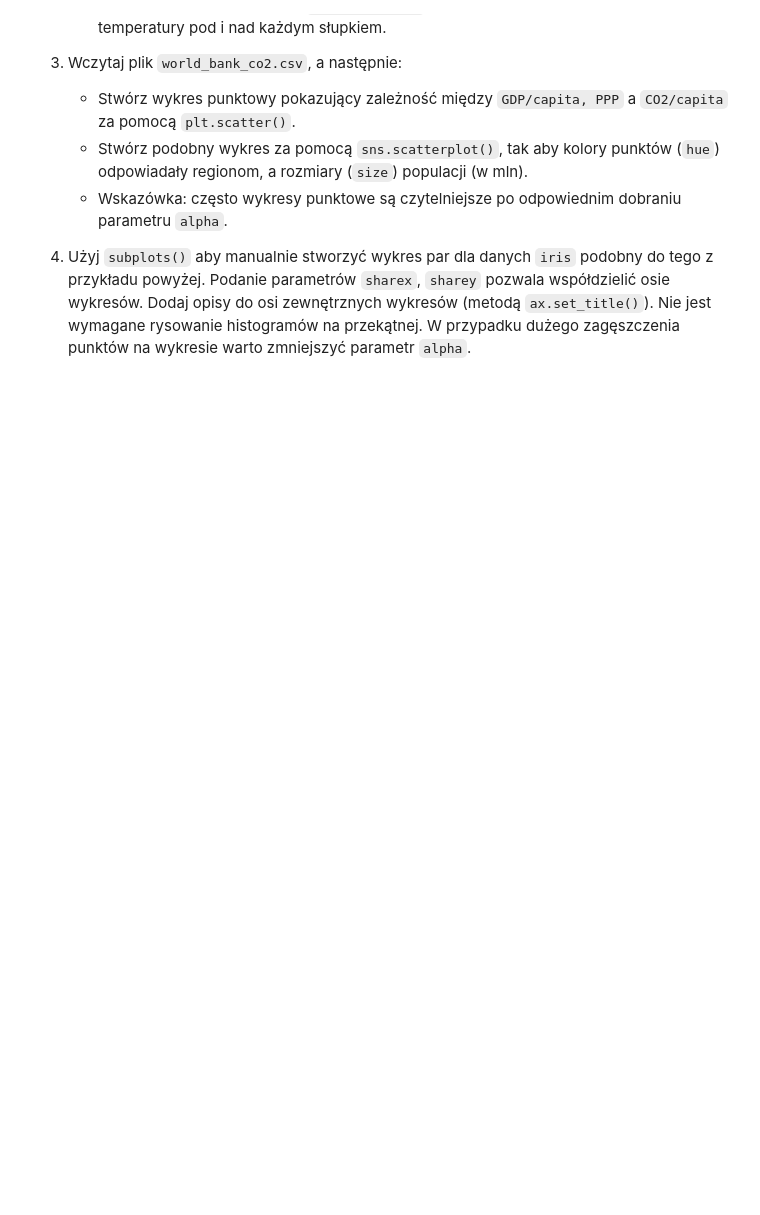
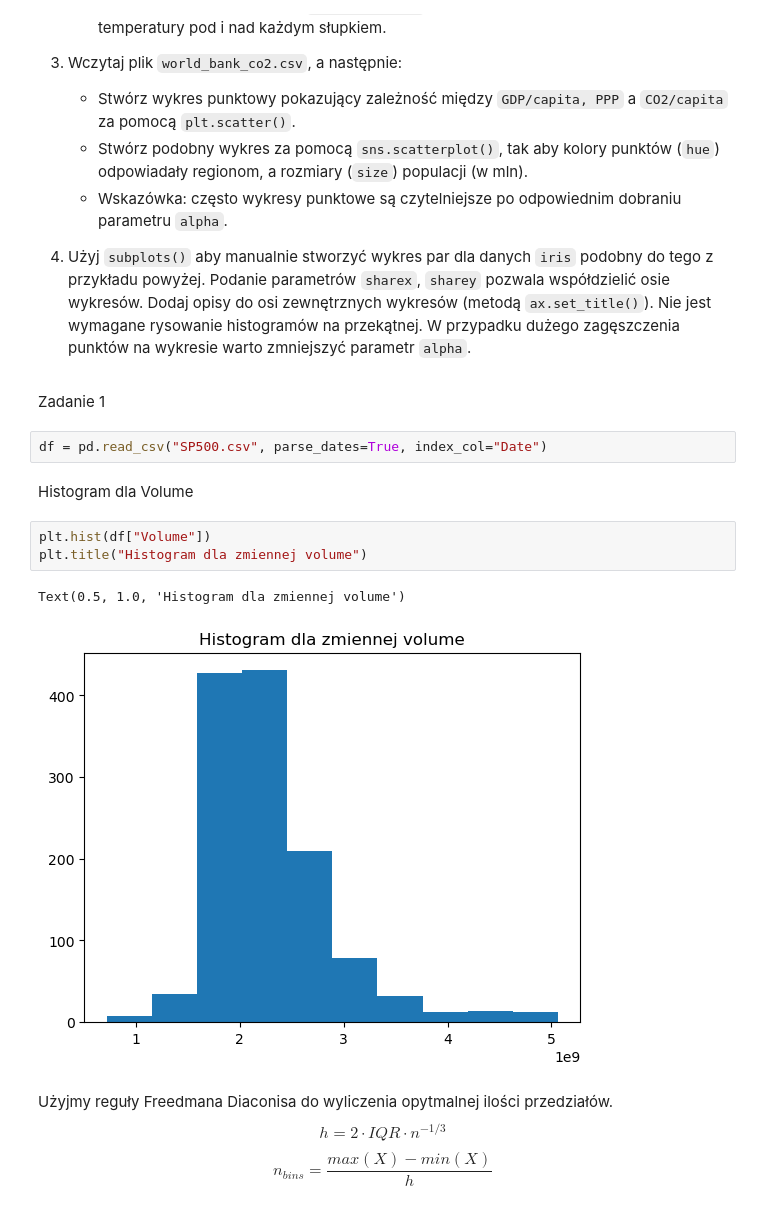
Before and after one commit to MichalBrodackiPJA/Eksploracja-i-Wizualizacja-Danych, a Jupyter notebook: Ćwiczenia 3/Lab - Wizualizacja.ipynb, the cells around one changed output. Saved outputs shown, nothing was run; the diff lists cells and outputs as text; blank space fills up the shorter version.

```diff
--- a/Ćwiczenia 3/Lab - Wizualizacja.ipynb
+++ b/Ćwiczenia 3/Lab - Wizualizacja.ipynb
@@ -182,3 +182,19 @@ Text(0.5, 1.0, 'Correlation Matrix')
     - Wskazówka: często wykresy punktowe są czytelniejsze po odpowiednim dobraniu parametru `alpha`.
 
 4. Użyj `subplots()` aby manualnie stworzyć wykres par dla danych `iris` podobny do tego z przykładu powyżej. Podanie parametrów `sharex`, `sharey` pozwala współdzielić osie wykresów. Dodaj opisy do osi zewnętrznych wykresów (metodą `ax.set_title()`). Nie jest wymagane rysowanie histogramów na przekątnej. W przypadku dużego zagęszczenia punktów na wykresie warto zmniejszyć parametr `alpha`.
+# %% [markdown]
+Zadanie 1
+# %%
+df = pd.read_csv("SP500.csv", parse_dates=True, index_col="Date")
+# %% [markdown]
+Histogram dla Volume
+# %%
+plt.hist(df["Volume"])
+plt.title("Histogram dla zmiennej volume")
+# %% [output]
+Text(0.5, 1.0, 'Histogram dla zmiennej volume')
+[figure, added]
+# %% [markdown]
+Użyjmy reguły Freedmana Diaconisa do wyliczenia opytmalnej ilości przedziałów.
+$$ h = 2 \cdot IQR \cdot n^{-1/3} $$
+$$ n_{bins} = \frac{max(X) - min(X)}{h} $$
```
Also changed, not shown: parts of 32 cells of this notebook.
